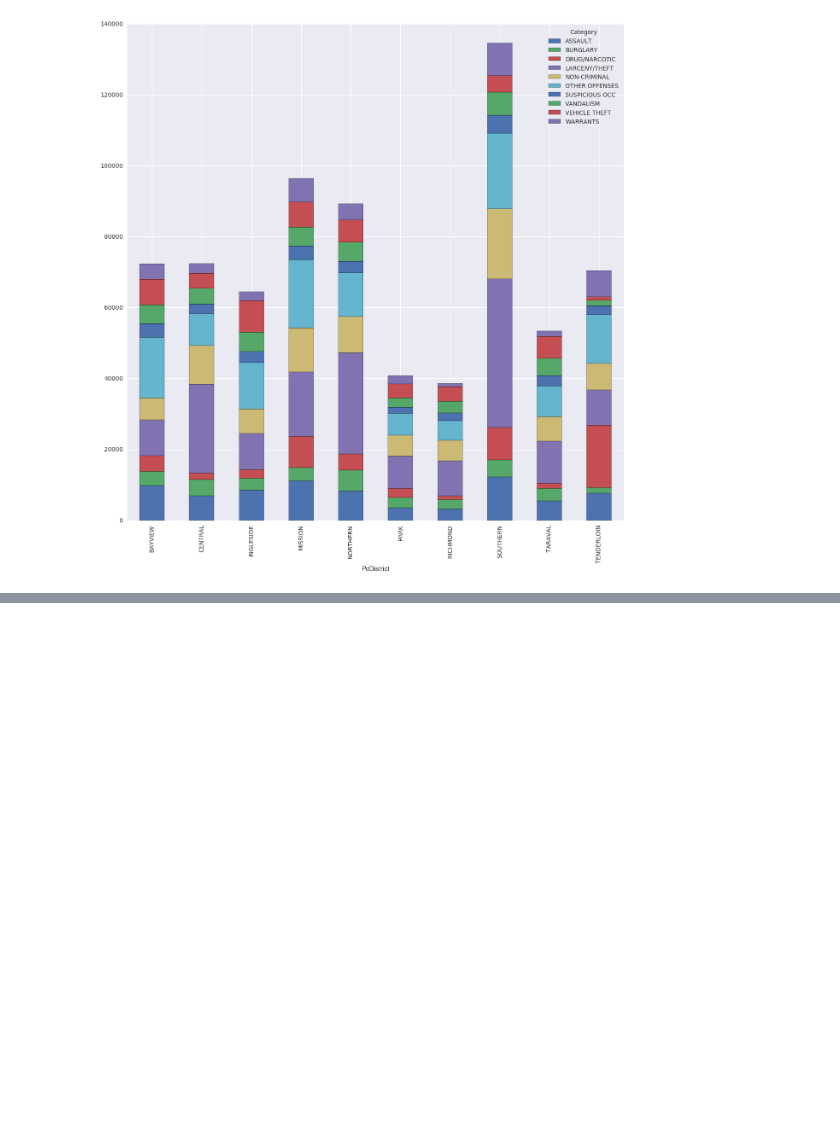
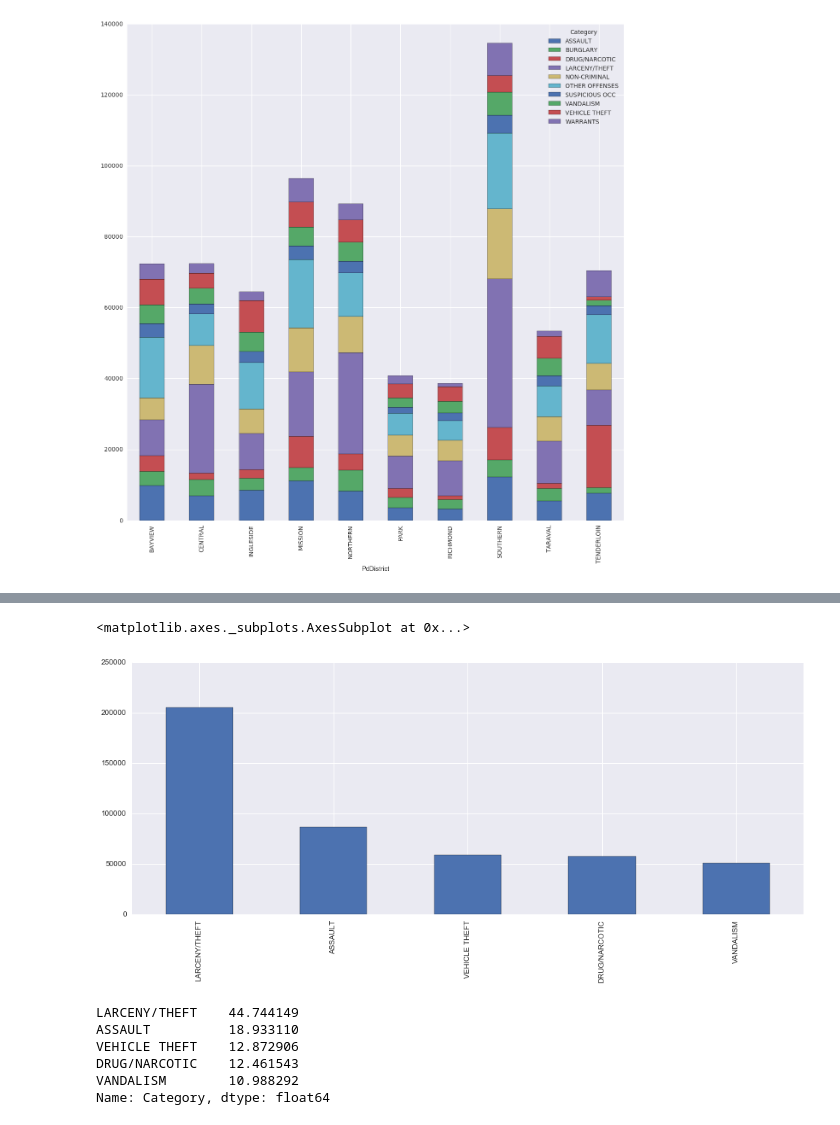
Before and after one commit to jinxinma/ml_project, a Jupyter notebook: EDA.ipynb, the cells around one changed output, grey strips where cells are left out. Saved outputs shown, nothing was run; the diff lists cells and outputs as text; code cells hidden in the pictures; blank space fills up the shorter version.

```diff
--- a/EDA.ipynb
+++ b/EDA.ipynb
@@ -156,0 +182,24 @@ plt.show()
+# %%
+X_train = feature_engineering(X_train)
+X_train['Hour'].hist(by=X_train['Category'])
+plt.figure(figsize=(width, height))
+# %%
+fig_size=[]
+fig_size.append(16)
+fig_size.append(6)
+plt.rcParams["figure.figsize"] = fig_size
+X_train.Category.value_counts().plot(kind='bar')
+# %% [output]
+<matplotlib.axes._subplots.AxesSubplot at 0x...>
+[figure, added]
+# %%
+my_series  = X_train['Category']
+counts = (my_series.value_counts() / len(X_train.Category)) * 100
+counts
+# %% [output]
+LARCENY/THEFT    44.744149
+ASSAULT          18.933110
+VEHICLE THEFT    12.872906
+DRUG/NARCOTIC    12.461543
+VANDALISM        10.988292
+Name: Category, dtype: float64
```
Also changed, not shown: parts of 11 cells of this notebook, 1 other file.
